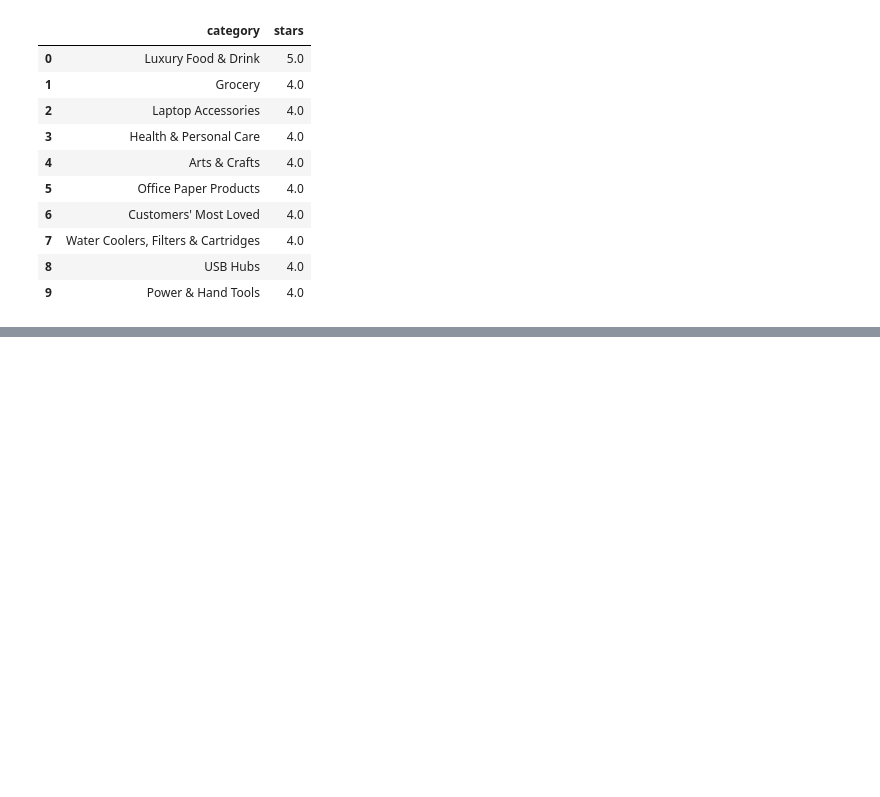
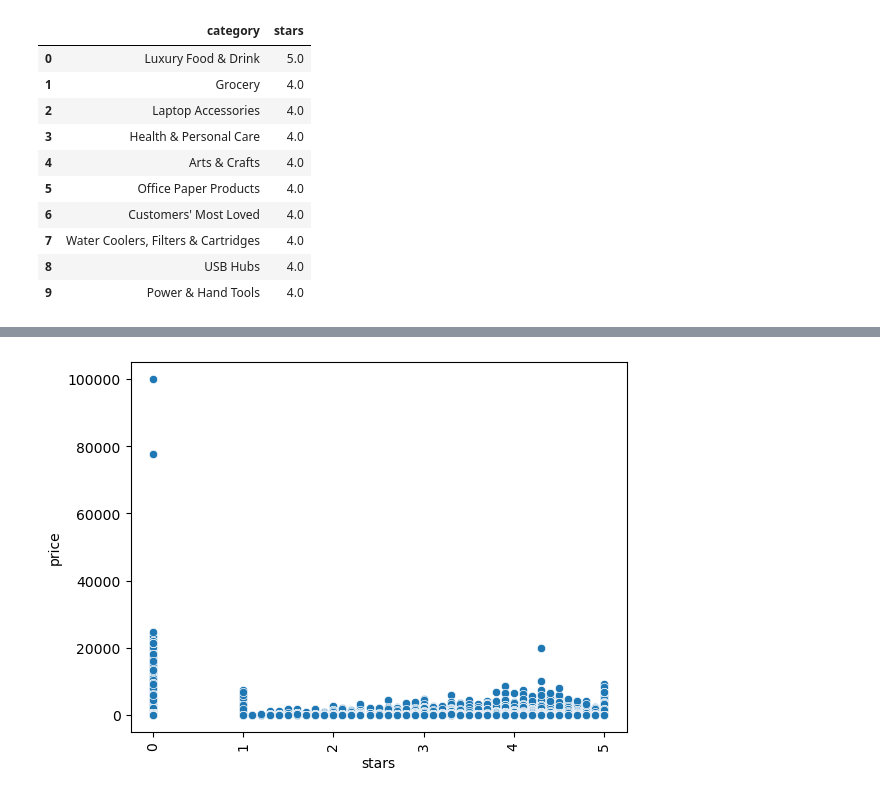
Before and after one commit to JCastillo1997/Stumbling-n-Learnin-n, a Jupyter notebook: Labs_eda/Lab_2/Lab_2.ipynb, the cells around one changed output, grey strips where cells are left out. Cells and saved outputs as stored; diff of their text form; code cells hidden in the pictures; blank space fills up the shorter version.

```diff
--- a/Labs_eda/Lab_2/Lab_2.ipynb
+++ b/Labs_eda/Lab_2/Lab_2.ipynb
@@ -356,0 +433,6 @@ plt.show()
+# %%
+sns.scatterplot(data=df, x='stars', y='price')
+plt.xticks(rotation=90)
+plt.show()
+# %% [output]
+[figure, added]
```
Also changed, not shown: parts of 12 cells of this notebook.
